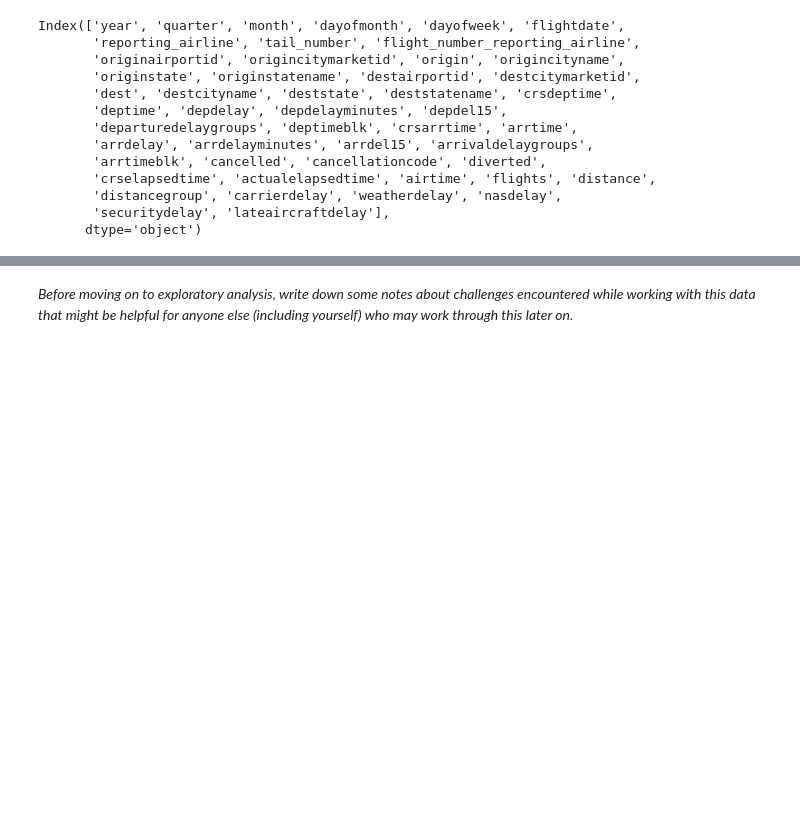
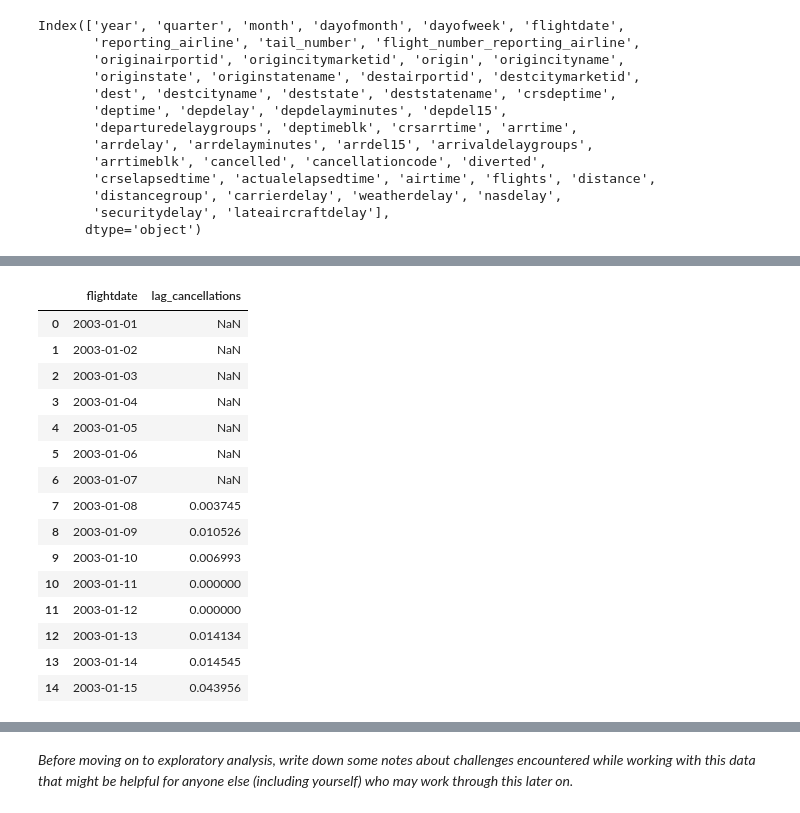
Before and after one commit to BotScutters/predicting-flight-cancellations, a Jupyter notebook: notebooks/mvp.ipynb, the cells around one changed output, grey strips where cells are left out. Drawn from its saved outputs; the diff is of its cells as text; code cells hidden in the pictures; blank space fills up the shorter version.

```diff
--- a/notebooks/mvp.ipynb
+++ b/notebooks/mvp.ipynb
@@ -925,0 +773,19 @@ Wrote flight_data_2010-8.csv to ../data/interim/
+# %%
+q = """
+SELECT
+    flightdate,
+    SUM(cancelled) AS cancellations,
+    COUNT(cancelled) AS flights,
+    SUM(cancelled)/CAST(COUNT(cancelled) AS FLOAT) AS canc_rate,
+    AVG(cancelled) AS avg_canc_rate
+FROM flights
+WHERE
+    origin = 'SEA' AND
+    flightdate > '2003-01-03'
+GROUP BY flightdate
+ORDER BY flightdate
+LIMIT 5
+;
+"""
+
+pd.read_sql(q, engine)
@@ -925,0 +799,35 @@ Wrote flight_data_2010-8.csv to ../data/interim/
+# %%
+def prev_average(n):
+    """
+    Returns average cancellation rate of n days ago
+    """
+    q = f"""
+    SELECT
+        flightdate,
+        LAG(AVG(cancelled), {n}) OVER(ORDER BY flightdate) AS lag_cancellations
+    FROM flights
+    WHERE
+        origin = 'SEA'
+    GROUP BY flightdate
+    ORDER BY flightdate
+    LIMIT 15;
+    """
+    return pd.read_sql(q, engine)
+prev_average(7)
+# %% [output]
+|  | flightdate | lag_cancellations |
+| 0 | 2003-01-01 | NaN |
+| 1 | 2003-01-02 | NaN |
+| 2 | 2003-01-03 | NaN |
+| 3 | 2003-01-04 | NaN |
+| 4 | 2003-01-05 | NaN |
+| 5 | 2003-01-06 | NaN |
+| 6 | 2003-01-07 | NaN |
+| 7 | 2003-01-08 | 0.003745 |
+| 8 | 2003-01-09 | 0.010526 |
+| 9 | 2003-01-10 | 0.006993 |
+| 10 | 2003-01-11 | 0.000000 |
+| 11 | 2003-01-12 | 0.000000 |
+| 12 | 2003-01-13 | 0.014134 |
+| 13 | 2003-01-14 | 0.014545 |
+| 14 | 2003-01-15 | 0.043956 |
```
Also changed, not shown: parts of 10 cells of this notebook, 1 other file.
